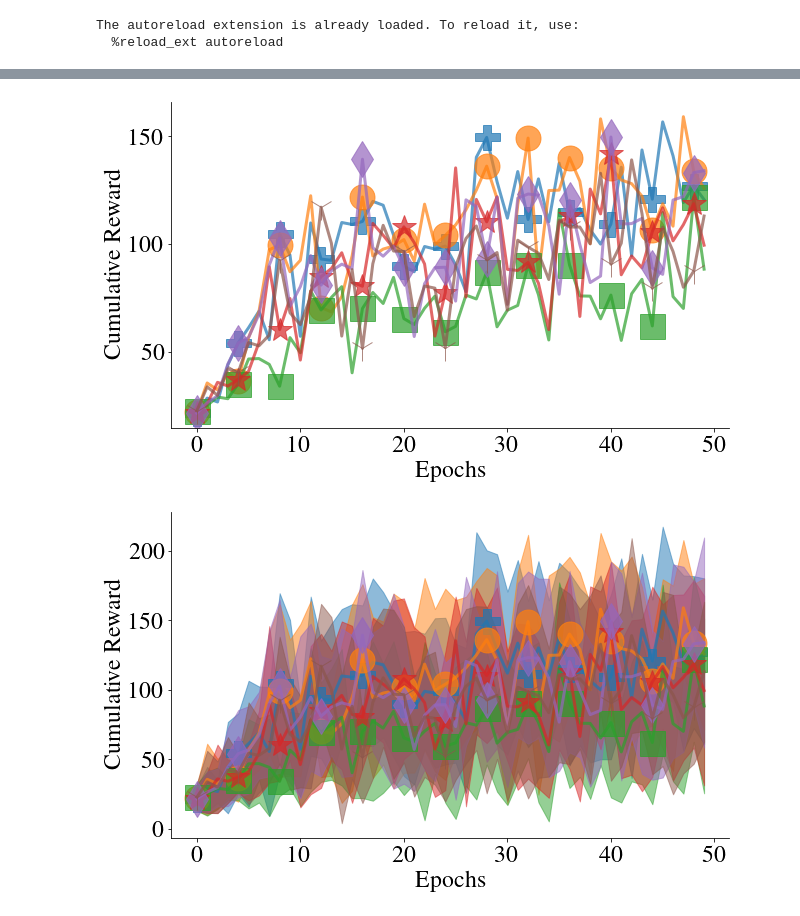
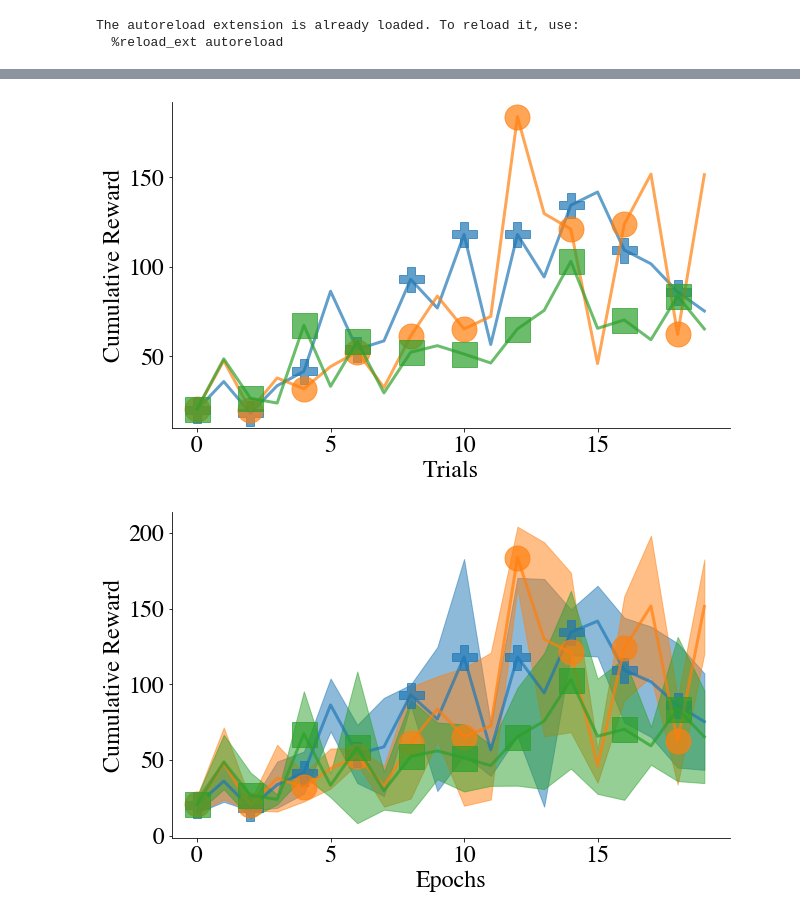
Before and after one commit to facebookresearch/mbrl-lib, a Jupyter notebook: notebooks/plot_over_trials.ipynb, the cells around one changed output, grey strips where cells are left out. Drawn from its saved outputs; the diff is of its cells as text; code cells hidden in the pictures.

```diff
--- a/notebooks/plot_over_trials.ipynb
+++ b/notebooks/plot_over_trials.ipynb
@@ -158,40 +195,34 @@ plot_rewards_over_trials(rewards, name=log_name, save=False)
 # %%
 # example
 dir = "/Users/nato/Documents/Berkeley/Research/Codebases/mbrl-lib/exp_local/plotting_exs/sweep_seeds"
-
-# 20 epochs, 25 trial dataset
-dir = "/Users/nato/Documents/Berkeley/Research/Codebases/mbrl-lib/exp/mpc/mpc_imitate/cartpole_continuous/2021.03.15/195654"
-
-# 50 epochs, 25 trial dataset
-dir = "/Users/nato/Documents/Berkeley/Research/Codebases/mbrl-lib/exp/mpc/mpc_imitate/cartpole_continuous/2021.03.16/125829"
 
 log_name = "MPC_earlywork.csv"
 sub_dirs = os.listdir(dir)
 
 rewards = []
 for d in sub_dirs:
     path = dir+'/'+d
     is_dir = os.path.isdir(path)
     if is_dir:
         rewards_dir = []
         seed_dirs = os.listdir(path)
         for s in seed_dirs:
             # this should be bottom level
             bottom_path = path+'/'+s
             files = os.listdir(bottom_path)
             assert '.hydra' in files
             df=pd.read_csv(bottom_path+'/'+log_name, sep=',',header=0)
             data = df.values
             rews = data[:,0].tolist()
             trials = data[:,-1].tolist()
             rewards_dir.append(rews)
         rewards.append(rewards_dir)
 
 rewards = np.stack(rewards).squeeze()
 
-plot_rewards_over_trials(rewards, name=log_name, save=False, legend=False, override_xaxis_name="Epochs", error_bars=False)
+plot_rewards_over_trials(rewards, name=log_name, save=False, legend=False, override_xaxis_name="Trials", error_bars=False)
 
 plot_rewards_over_trials(rewards, name=log_name, save=False, legend=False, override_xaxis_name="Epochs", error_bars=True)
 # %% [output]
-[figure, old version]
+[figure, new version]
-[figure, old version]
+[figure, new version]
```
Also changed, not shown: parts of 9 cells of this notebook.
